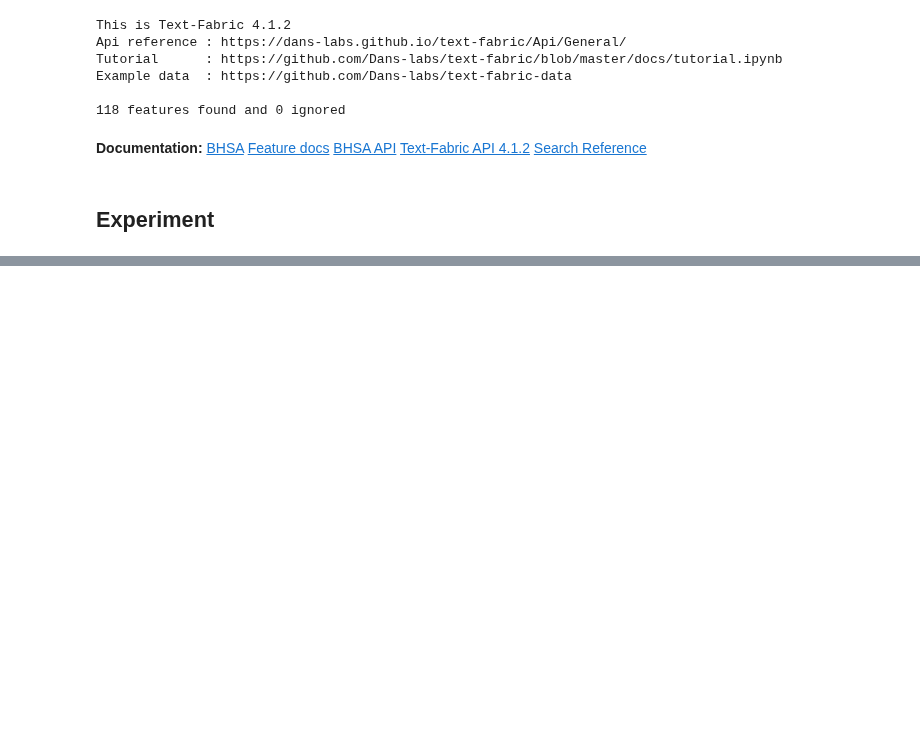
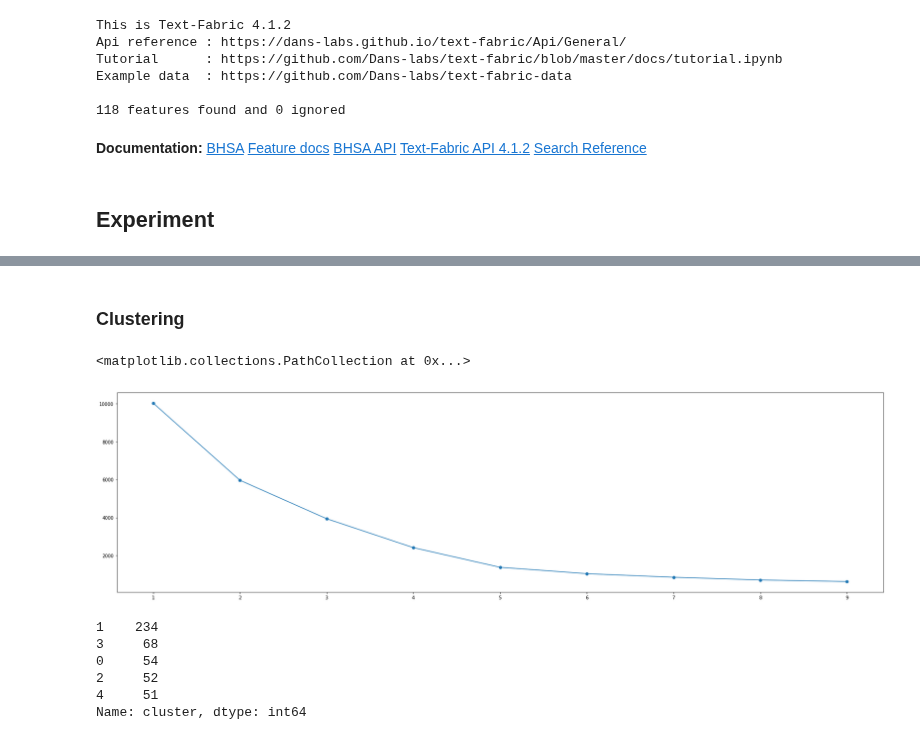
Before and after one commit to codykingham/verb_semantics, a Jupyter notebook: phase2_semDomains.ipynb, the cells around one changed output, grey strips where cells are left out. Drawn from its saved outputs; the diff is of its cells as text; code cells hidden in the pictures; blank space fills up the shorter version.

```diff
--- a/phase2_semDomains.ipynb
+++ b/phase2_semDomains.ipynb
@@ -272,0 +105,23 @@ sem_domain_code=1.001005001001
+# %% [markdown]
+### Clustering
+# %%
+test = sds.similarity_pmi
+
+k_to_squared = []
+k_range = range(1, 10, 1)
+
+for k in k_range:
+    kmeans = KMeans(n_clusters=k, random_state=0).fit(np.nan_to_num(test, 0))
+    k_to_squared.append((k, kmeans.inertia_))
+
+x = [ks[0] for ks in sorted(k_to_squared)]
+y = [ks[1] for ks in sorted(k_to_squared)]
+
+plt.figure(figsize=(30, 8))
+ax = plt.axes()
+ax.set_xticks(tuple(k_range))
+plt.plot(x, y)
+plt.scatter(x, y)
+# %% [output]
+<matplotlib.collections.PathCollection at 0x...>
+[figure, added]
@@ -272,0 +140,9 @@ sem_domain_code=1.001005001001
+# %%
+clustmin.cluster.value_counts()
+# %% [output]
+1    234
+3     68
+0     54
+2     52
+4     51
+Name: cluster, dtype: int64
```
Also changed, not shown: parts of 15 cells of this notebook, 3 other files.
